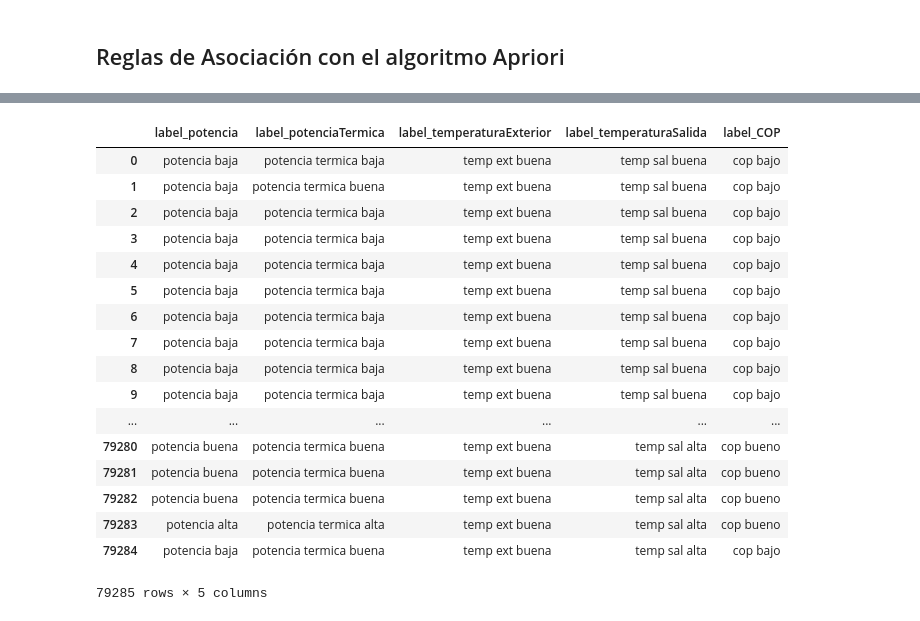
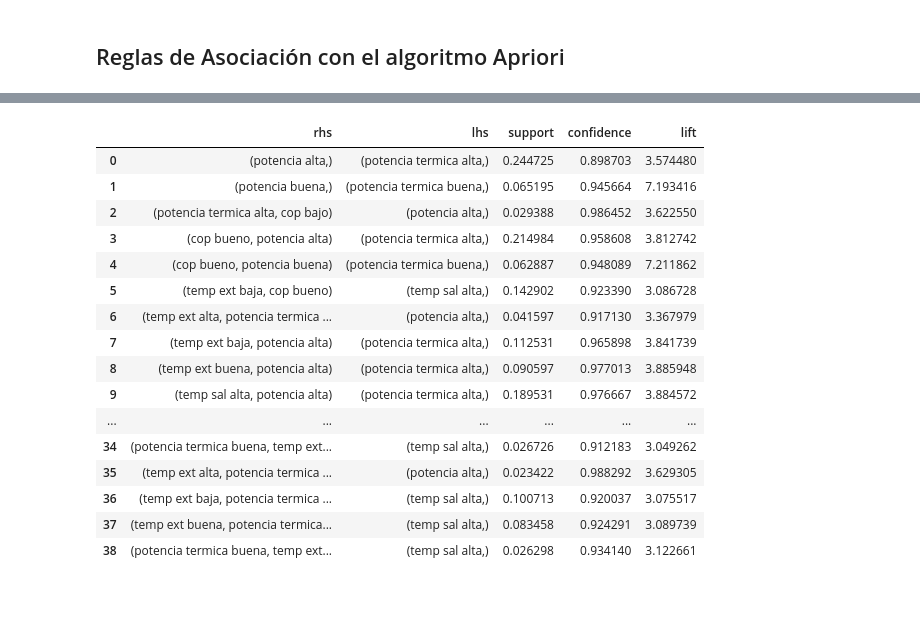
Before and after one commit to douglasag17/ML-SmartBuildings, a Jupyter notebook: AprendizajeConReglasDeAsociacion/apriori.ipynb, the cells around one changed output, grey strips where cells are left out. Drawn from its saved outputs; the diff is of its cells as text; code cells hidden in the pictures.

Commit message:
apriori carlos

```diff
--- a/AprendizajeConReglasDeAsociacion/apriori.ipynb
+++ b/AprendizajeConReglasDeAsociacion/apriori.ipynb
@@ -7,6 +6,7 @@ from apyori import apriori
 # %%
 data = pd.read_excel("../Datasets/HVAC.xlsx", "HISTORICO_DATOS")
 # %%
+# Eliminando variables inncesarias
 variables_a_eliminar = ["C_O_P_ BOMBA CALOR FELIPE", "C_O_P_ BOMBA CALOR CARLOS",
                         "C_O_P_ INSTALACIÓN GRUPO FRÍO 1", "C_O_P_ INSTALACÍON GRUPO FRÍO 2",
                         "ORDEN", "VÁLVULA BY PASS SECUNDARIO FRÍO",
@@ -20,13 +20,11 @@ variables_a_eliminar = ["C_O_P_ BOMBA CALOR FELIPE", "C_O_P_ BOMBA CALOR CARLOS"
 lista_variables = data.columns.values.tolist()
 subLista = [x for x in lista_variables if x not in variables_a_eliminar]
 data = data[subLista]
-
-data = data
+# Agregando columnas de potencia termica
 data["POTENCIA TERMICA BOMBA CALOR CARLOS"] = data["KILO CALORÍAS GENERADAS BOMBA CALOR CARLOS"] * 0.001163
 data["POTENCIA TERMICA BOMBA CALOR FELIPE"] = data["KILO CALORÍAS GENERADAS BOMBA CALOR FELIPE"] * 0.001163
 data["POTENCIA TERMICA GRUPO FRIO 1"] = data["KIGO FRIGORÍAS GENERADAS GRUPO DE FRÍO 1"] * 0.001163
 data["POTENCIA TERMICA GRUPO FRIO 2"] = data["KIGO FRIGORÍAS GENERADAS GRUPO DE FRÍO 2"] * 0.001163
-
 data.head()
 # %% [output]
 |  | Fecha- hora de lectura | POTENCIA TRAFO 2 | POTENCIA TRAFO 3 | POTENCIA TRAFO 4 | POTENCIA TRAFO 5 | ... |
@@ -152,26 +149,3 @@ dataCarlos_label = pd.DataFrame.from_records(dataCarlosArr, columns = namesCol)
-# %%
-dataCarlosApriori = dataCarlos_label[['label_potencia', 'label_potenciaTermica',
-                                      'label_temperaturaExterior', 'label_temperaturaSalida', 'label_COP']]
-dataCarlosApriori
-# %% [output]
-|  | label_potencia | label_potenciaTermica | label_temperaturaExterior | label_temperaturaSalida | label_COP |
-| 0 | potencia baja | potencia termica baja | temp ext buena | temp sal buena | cop bajo |
-| 1 | potencia baja | potencia termica buena | temp ext buena | temp sal buena | cop bajo |
-| 2 | potencia baja | potencia termica baja | temp ext buena | temp sal buena | cop bajo |
-| 3 | potencia baja | potencia termica baja | temp ext buena | temp sal buena | cop bajo |
-| 4 | potencia baja | potencia termica baja | temp ext buena | temp sal buena | cop bajo |
-| 5 | potencia baja | potencia termica baja | temp ext buena | temp sal buena | cop bajo |
-| 6 | potencia baja | potencia termica baja | temp ext buena | temp sal buena | cop bajo |
-| 7 | potencia baja | potencia termica baja | temp ext buena | temp sal buena | cop bajo |
-| 8 | potencia baja | potencia termica baja | temp ext buena | temp sal buena | cop bajo |
-| 9 | potencia baja | potencia termica baja | temp ext buena | temp sal buena | cop bajo |
-| ... | ... | ... | ... | ... | ... |
-| 79280 | potencia buena | potencia termica buena | temp ext buena | temp sal alta | cop bueno |
-| 79281 | potencia buena | potencia termica buena | temp ext buena | temp sal alta | cop bueno |
-| 79282 | potencia buena | potencia termica buena | temp ext buena | temp sal alta | cop bueno |
-| 79283 | potencia alta | potencia termica alta | temp ext buena | temp sal alta | cop bueno |
-| 79284 | potencia baja | potencia termica buena | temp ext buena | temp sal alta | cop bajo |
-79285 rows × 5 columns
 # %%
 def inspect(results):
     rh          = [tuple(result[2][0][0]) for result in results]
@@ -186,7 +157,26 @@ transactionsCarlos = list(map(tuple, dataCarlosNP))
 # %%
-from apyori import apriori
-rules = apriori(transactionsCarlos, min_support = 0.000002, min_confidence = 0.8, min_lift = 3, min_length = 2)
+dataCarlosNP = dataCarlosApriori.to_numpy()
+transactionsCarlos = list(map(tuple, dataCarlosNP))
+rules = apriori(transactionsCarlos, min_support = 0.02, min_confidence = 0.8, min_lift = 3, min_length = 2)
 results = list(rules)
-# Este comamdo crea un frame para ver los datos resultados
-resultDataFrame=pd.DataFrame(inspect(results),
-                columns=['rhs','lhs','support','confidence','lift'])
+# dataframe para ver los datos resultados
+resultDataFrame = pd.DataFrame(inspect(results), columns=['rhs','lhs','support','confidence','lift'])
+resultDataFrame
+# %% [output]
+|  | rhs | lhs | support | confidence | lift |
+| 0 | (potencia alta,) | (potencia termica alta,) | 0.244725 | 0.898703 | 3.574480 |
+| 1 | (potencia buena,) | (potencia termica buena,) | 0.065195 | 0.945664 | 7.193416 |
+| 2 | (potencia termica alta, cop bajo) | (potencia alta,) | 0.029388 | 0.986452 | 3.622550 |
+| 3 | (cop bueno, potencia alta) | (potencia termica alta,) | 0.214984 | 0.958608 | 3.812742 |
+| 4 | (cop bueno, potencia buena) | (potencia termica buena,) | 0.062887 | 0.948089 | 7.211862 |
+| 5 | (temp ext baja, cop bueno) | (temp sal alta,) | 0.142902 | 0.923390 | 3.086728 |
+| 6 | (temp ext alta, potencia termica ... | (potencia alta,) | 0.041597 | 0.917130 | 3.367979 |
+| 7 | (temp ext baja, potencia alta) | (potencia termica alta,) | 0.112531 | 0.965898 | 3.841739 |
+| 8 | (temp ext buena, potencia alta) | (potencia termica alta,) | 0.090597 | 0.977013 | 3.885948 |
+| 9 | (temp sal alta, potencia alta) | (potencia termica alta,) | 0.189531 | 0.976667 | 3.884572 |
+| ... | ... | ... | ... | ... | ... |
+| 34 | (potencia termica buena, temp ext... | (temp sal alta,) | 0.026726 | 0.912183 | 3.049262 |
+| 35 | (temp ext alta, potencia termica ... | (potencia alta,) | 0.023422 | 0.988292 | 3.629305 |
+| 36 | (temp ext baja, potencia termica ... | (temp sal alta,) | 0.100713 | 0.920037 | 3.075517 |
+| 37 | (temp ext buena, potencia termica... | (temp sal alta,) | 0.083458 | 0.924291 | 3.089739 |
+| 38 | (potencia termica buena, temp ext... | (temp sal alta,) | 0.026298 | 0.934140 | 3.122661 |
```
Also changed, not shown: parts of 10 cells of this notebook.
